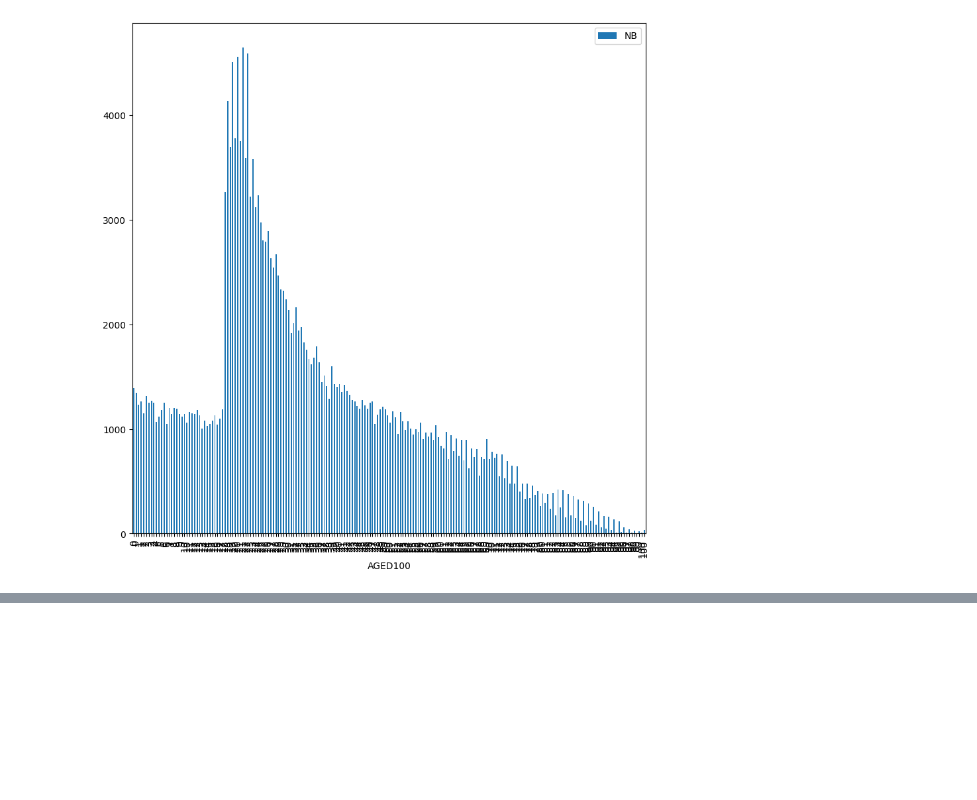
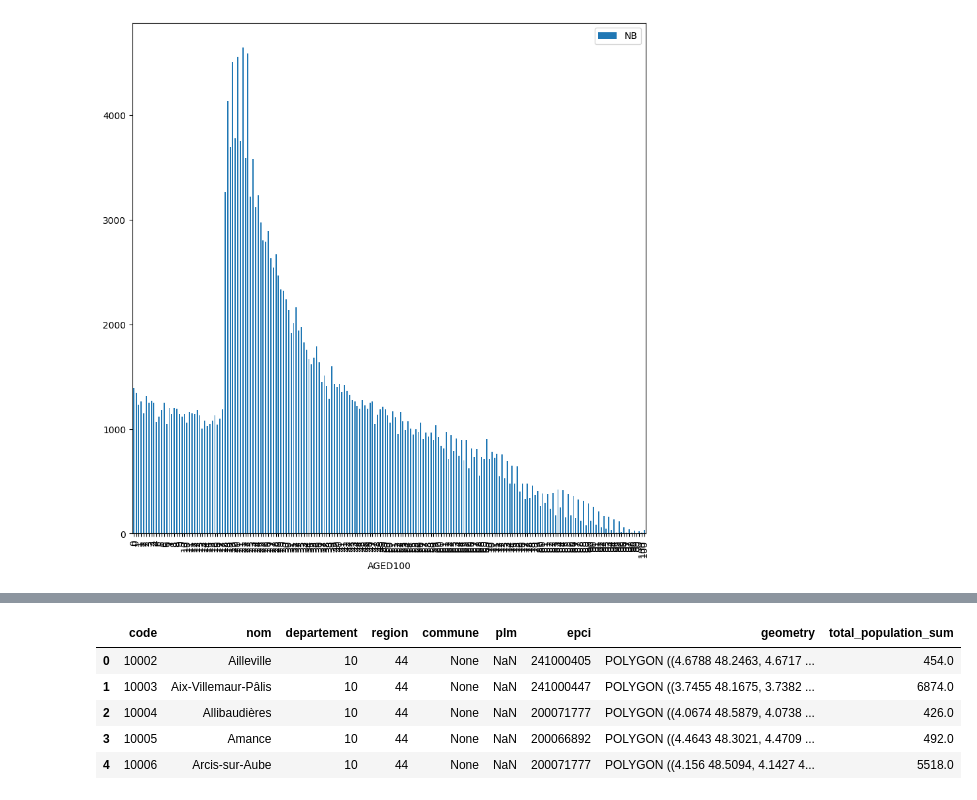
Before and after one commit to yzpt/react-vector-tiles-demographics, a Jupyter notebook: 1.0.extract.ipynb, the cells around one changed output, grey strips where cells are left out. Cells and saved outputs as stored; diff of their text form; code cells hidden in the pictures; blank space fills up the shorter version.

```diff
--- a/1.0.extract.ipynb
+++ b/1.0.extract.ipynb
@@ -101,0 +109,3 @@ plt.show()
+# %%
+gdf = gpd.read_file('data/'+files[-3])
+gdf.head()
@@ -101,0 +140,11 @@ plt.show()
+# %%
+# join the dataframes on the code column from gdf and codegeo from df_total_pop, don't copy codegeo to gdf
+gdf = gdf.merge(df_total_pop, on='code')
+gdf.head()
+# %% [output]
+|  | code | nom | departement | region | commune | plm | epci | geometry | total_population_sum |
+| 0 | 10002 | Ailleville | 10 | 44 | None | NaN | 241000405 | POLYGON ((4.6788 48.2463, 4.6717 ... | 454.0 |
+| 1 | 10003 | Aix-Villemaur-Pâlis | 10 | 44 | None | NaN | 241000447 | POLYGON ((3.7455 48.1675, 3.7382 ... | 6874.0 |
+| 2 | 10004 | Allibaudières | 10 | 44 | None | NaN | 200071777 | POLYGON ((4.0674 48.5879, 4.0738 ... | 426.0 |
+| 3 | 10005 | Amance | 10 | 44 | None | NaN | 200066892 | POLYGON ((4.4643 48.3021, 4.4709 ... | 492.0 |
+| 4 | 10006 | Arcis-sur-Aube | 10 | 44 | None | NaN | 200071777 | POLYGON ((4.156 48.5094, 4.1427 4... | 5518.0 |
```
Also changed, not shown: parts of 9 cells of this notebook, 4 other files.
